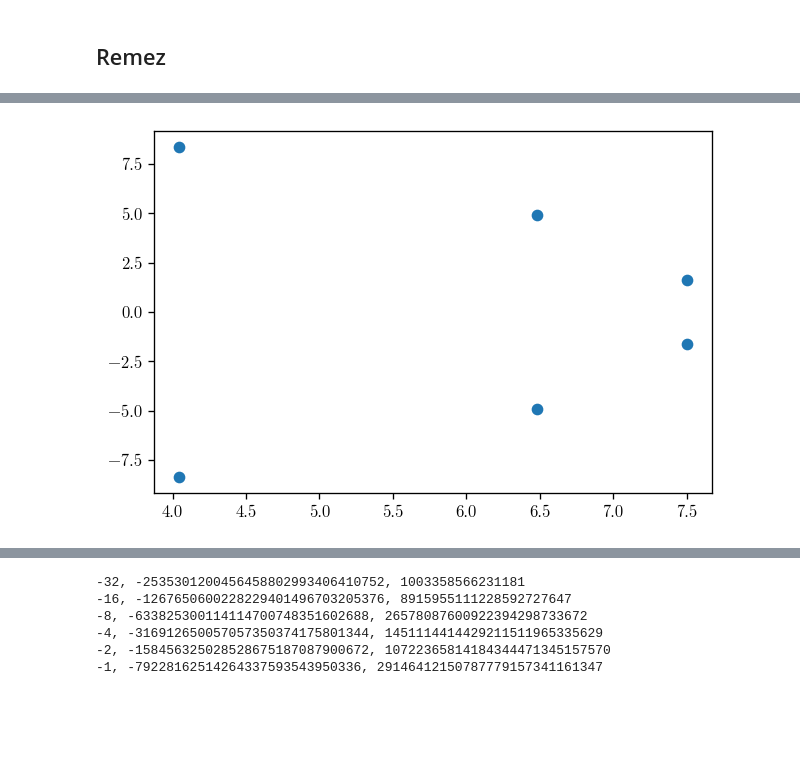
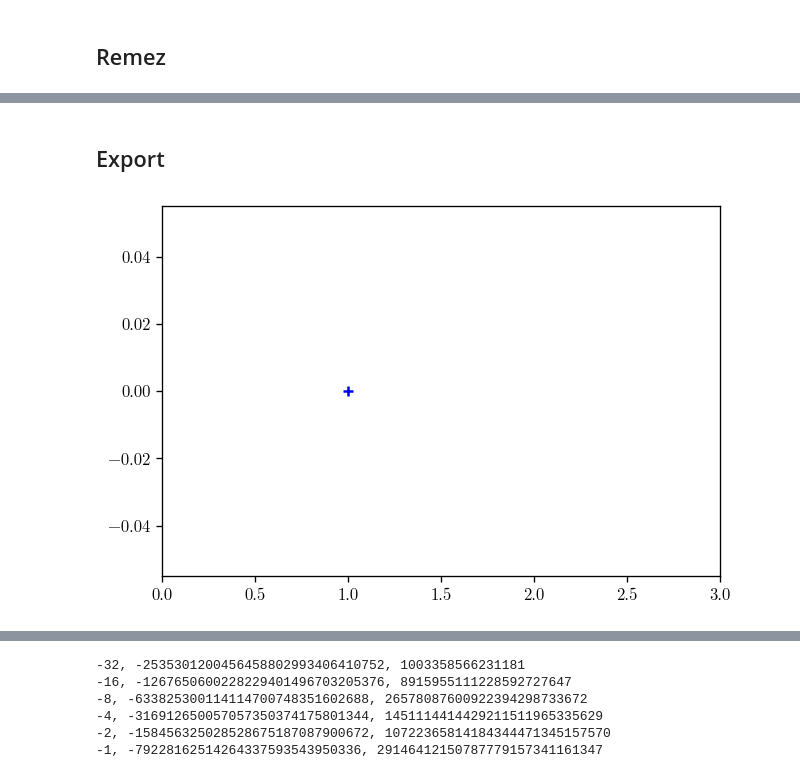
Before and after one commit to recmo/experiment-solexp, a Jupyter notebook: approximate_mpmath.ipynb, the cells around one changed output, grey strips where cells are left out. Cells and saved outputs as stored; diff of their text form; code cells hidden in the pictures; blank space fills up the shorter version.

```diff
--- a/approximate_mpmath.ipynb
+++ b/approximate_mpmath.ipynb
@@ -239,7 +436,7 @@ def remez_guess(h, n):
 
     return xm, em
 # %%
-def remez_iter(p, q):
+def remez_iter(p, q, check_poles=True):
     n = len(p)
     m = len(q)
     h = ratfn(p, q)
@@ -260,29 +457,32 @@ def remez_iter(p, q):
         p, q, e = r[:n], [mp.mpf(1)] + r[n:n + m - 1], r[-1]
         return p, q, e
 
-    e_guess = max([abs(e) for e in e])
-    iters = 0
-    while True:
-        # print(f'Error guess {float(e_guess)}')
-        p, q, e = try_e(e_guess)
-        # print(f'Error solved {float(e)}')
-        # print(f'Error delta {float(e_guess - e)}')
-        if mp.almosteq(e_guess, e):
-            break
-        iters += 1
-        if iters > 2000:
-            print(f'Converge failed afer {iters} iterations with {float(abs(e_guess - e))} error delta remaining.')
-            break
-        # TODO: Better iteration method
-        e_guess = (e_guess + e) / 2
-    print(f'Converged on e in {iters} iterations, e = {float(abs(e_guess))}')
+    e = mp.findroot(lambda e: try_e(e)[2] - e, max([abs(e) for e in e]), verbose=False)
+    p, q, er = try_e(e)
+    # print(f'{float(e)} {float(er)}')
 
-    return p, q, ratfn(p, q)
+    if check_poles:
+        # Make sure q has no roots in the domain
+        for root in mp.polyroots(list(reversed(q))):
+            # Real roots in the domain
+            if type(root) == mp.mpf and root >= start and root <= stop:
+                raise ZeroDivisionError("Zeros in denominator")
+
+    h = ratfn(p, q)
+    return p, q, h
 # %%
-def approx(n, m, r=5):
+def approx(n, m, r=5, plots=False):
     p, q, h = rational(n, m)
+    print(f'Max error: {float(max_error(h))}')
+    if plots:
+        plot(h)
+        plot_roots(p, q)
     for i in range(r):
         p, q, h = remez_iter(p, q)
+        print(f'Max error: {float(max_error(h))}')
+        if plots:
+            plot(h)
+            plot_roots(p, q)
     return p, q, h
 # %%
 # Use medium precision to find the number of coefficients
@@ -338,0 +523,2 @@ Maximum absolute error: 6.6228838158415384e-21
+# %%
+p, q, h = approx(8, 8, 5, plots=True)
@@ -339,8 +533,10 @@ Maximum absolute error: 6.6228838158415384e-21
+# %% [markdown]
+## Export
 # %%
 # Make sure the roots are not near the domain
-plot_roots(q)
+plot_roots(p, q)
 # %% [output]
-[figure, old version]
+[figure, new version]
 # %%
 # Rescale so q[-1] is 1
 pr = [pi / q[-1] for pi in p]
```
Also changed, not shown: parts of 51 cells of this notebook, 1 other file.
